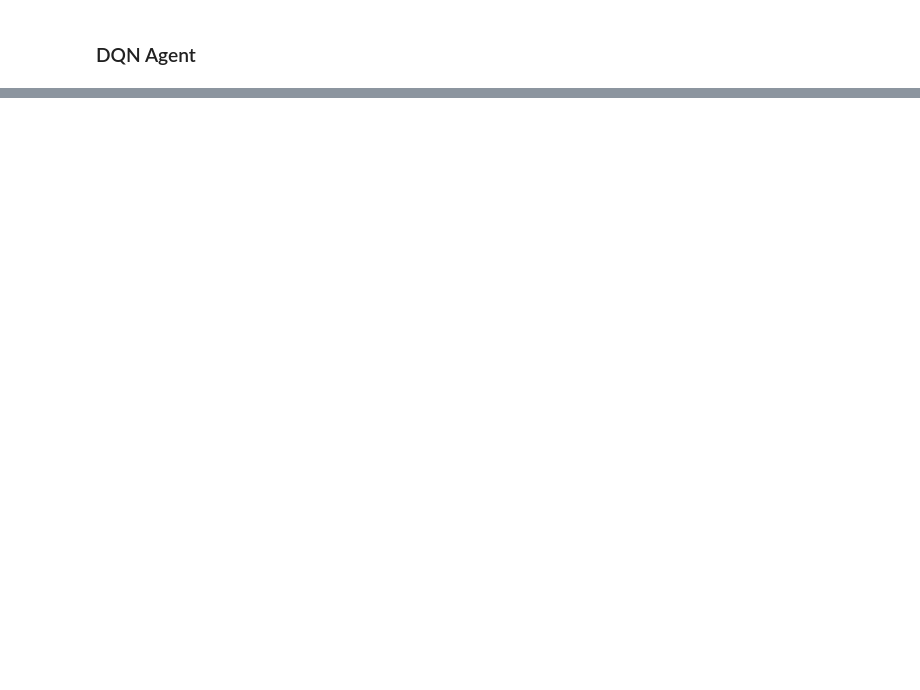
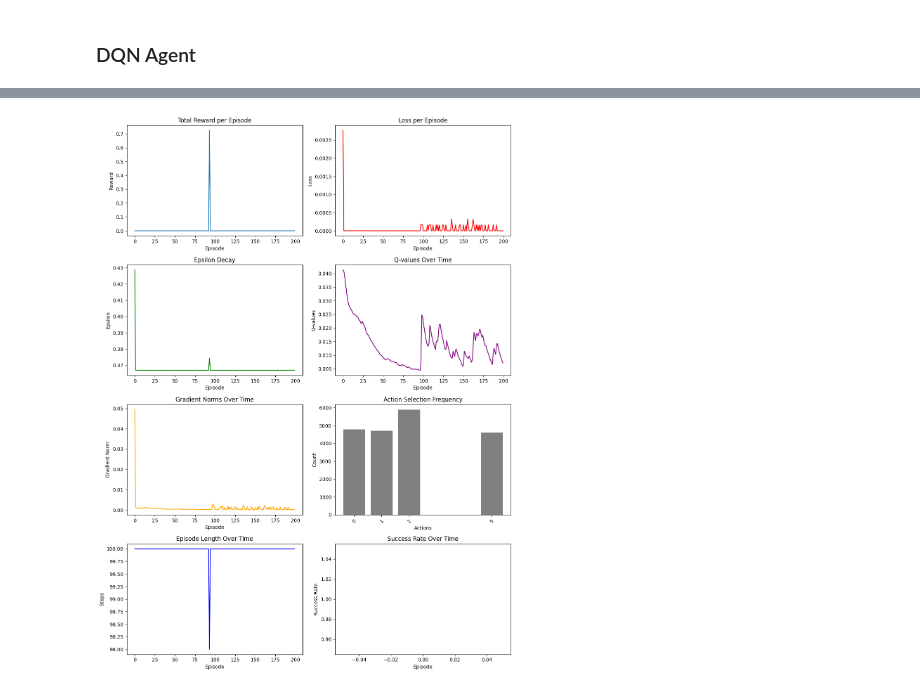
Before and after one commit to yGit741/RL-final, a Jupyter notebook: RL_final.ipynb, the cells around one changed output, grey strips where cells are left out. Cells and saved outputs as stored; diff of their text form; code cells hidden in the pictures; blank space fills up the shorter version.

```diff
--- a/RL_final.ipynb
+++ b/RL_final.ipynb
@@ -1200,0 +1457,47 @@ if cuda_available:
+# %%
+
+frames_in_stack = 3
+downsample_size = (14, 14)
+gamma = 0.95
+learning_rate = 1e-3
+max_epsilon=1
+epsilon_decay= 0.995
+min_epsilon=0.1
+target_update_freq = 50
+action_space = [0, 1, 2, 5]
+batch_size = 64
+
+# Initialize DQNAgent
+
+
+env, obs = create_multiroom_env(num_rooms=4, max_room_size=4, seed=5)
+agent = DQNAgent(
+    frames_in_stack=frames_in_stack,
+    downsample_size=downsample_size,
+    gamma=gamma,
+    lr=learning_rate,
+    max_epsilon=max_epsilon,
+    epsilon_decay=epsilon_decay,
+    min_epsilon=min_epsilon,
+    target_update_freq=target_update_freq,
+    actions_space=action_space,
+    batch_size=batch_size
+)
+num_episodes=1000,
+max_steps=10000,
+batch_size=32,
+log_interval=10
+
+# Initialize the Trainer
+trainer = Trainer(
+    env=env,
+    agent=agent,
+    num_episodes=200,
+    max_steps=100,
+    batch_size=32,
+    log_interval=10
+)
+
+trainer.train()
+trainer.plot_results()
+# %% [output]
@@ -1200,0 +1524 @@ if cuda_available:
+[figure, added]
```
Also changed, not shown: parts of 25 cells of this notebook, 1 other file.
